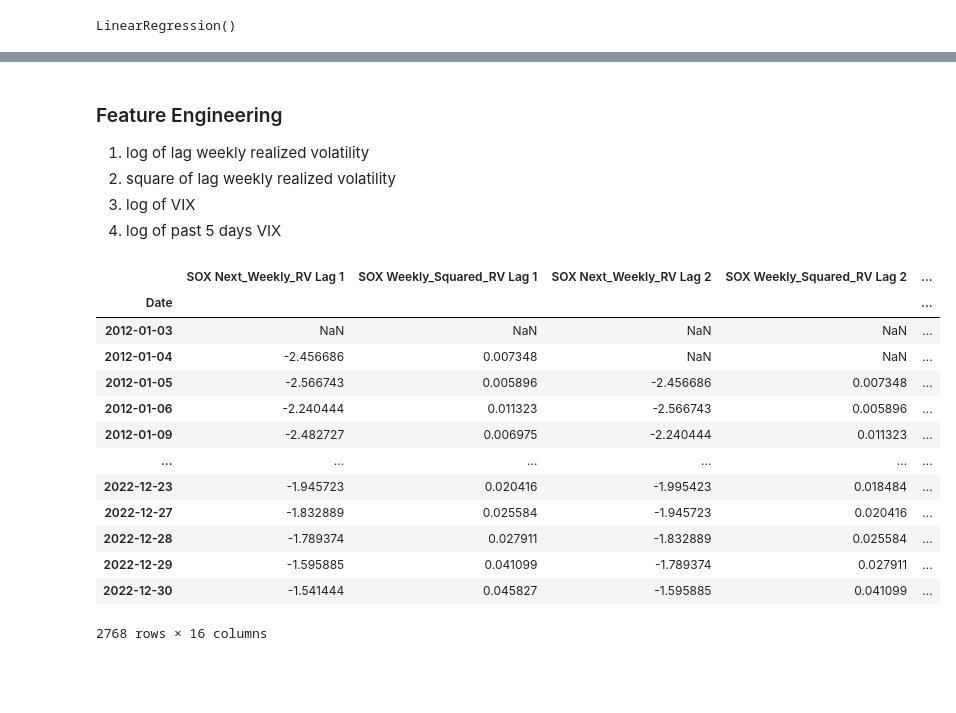
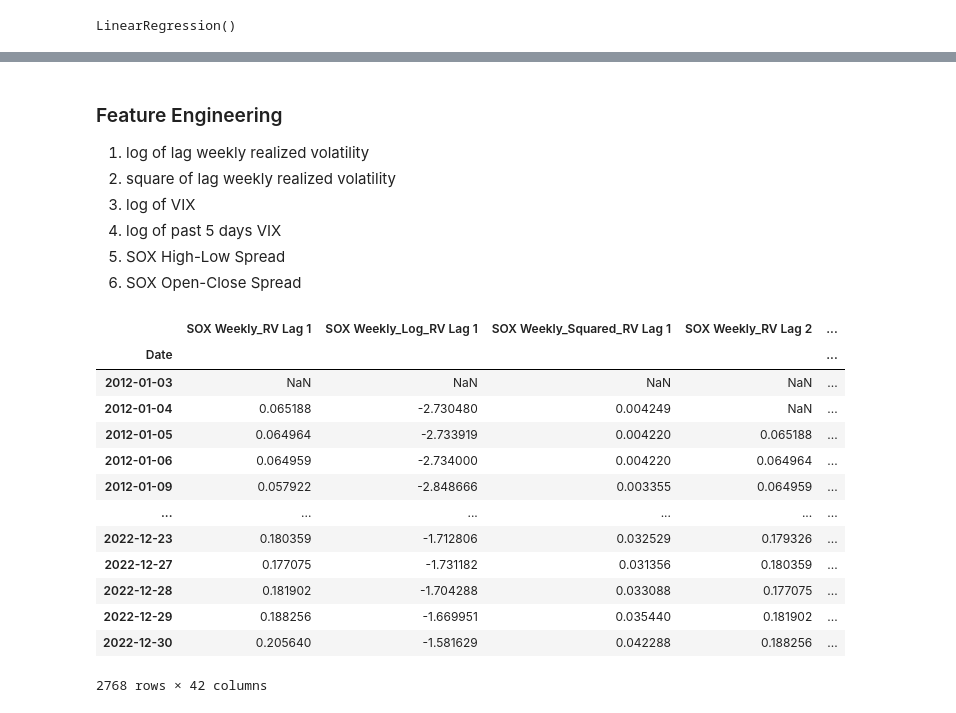
Before and after one commit to gjm826f8/NUS-FT5005-Project, a Jupyter notebook: Model.ipynb, the cells around one changed output, grey strips where cells are left out. Saved outputs shown, nothing was run; the diff lists cells and outputs as text; code cells hidden in the pictures; blank space fills up the shorter version.

```diff
--- a/Model.ipynb
+++ b/Model.ipynb
@@ -234,6 +236,8 @@ Performance matrix:
 
 Reference:\
 https://forecastegy.com/posts/how-to-use-optuna-to-tune-lightgbm-hyperparameters/
+# %%
+model_result = pd.DataFrame(columns=['Name', 'Stydy', 'Model', 'RMSE', 'R2'])
 # %%
 tscv = TimeSeriesSplit(n_splits=5)
 # %%
@@ -269,3 +275,0 @@ def objective(trial, X, y):
-# %%
-study = optuna.create_study(direction='maximize')
-study.optimize(lambda trial: objective(trial, X_base_train, y_train), n_trials=30)
@@ -290,14 +275,0 @@ study.optimize(lambda trial: objective(trial, X_base_train, y_train), n_trials=3
-# %%
-# Create a LightGBM model with the best parameters
-best_params = study.best_params
-model = lgb.LGBMRegressor(**best_params)
-model.fit(X_base_train, y_train)
-
-# Predict the target variable for the test set and calculate the RMSE and R2 score
-y_pred = model.predict(X_base_test)
-mse = mean_squared_error(y_test, y_pred)
-rmse = np.sqrt(mse)
-r2 = r2_score(y_test, y_pred)
-
-print(f"RMSE: {rmse}")
-print(f"R2 score: {r2}")
@@ -316,32 +309,37 @@ R2 score: -0.17300414522294805
+# %%
+for i in range(10):
+    lightgbm_train_performance('Baseline', False, None)
 # %% [markdown]
 ### Feature Engineering
 1. log of lag weekly realized volatility
 2. square of lag weekly realized volatility
 3. log of VIX
 4. log of past 5 days VIX
+5. SOX High-Low Spread
+6. SOX Open-Close Spread
 # %%
 data_lag = pd.DataFrame()
-for i in range(1, 9):
-    # Add new columns name 'SOX Next_Weekly_RV Lag 1', 'SOX Next_Weekly_RV Lag 2', 'SOX Next_Weekly_RV Lag 3', 'SOX Next_Weekly_RV Lag 4', 'SOX Next_Weekly_RV Lag 5', 'SOX Next_Weekly_RV Lag 6', 'SOX Next_Weekly_RV Lag 7', 'SOX Next_Weekly_RV Lag 8'
-    data_lag[f'SOX Next_Weekly_RV Lag {i}'] = data['SOX Next_Weekly_RV'].shift(i)
-    # Add new columns name 'SOX Next_Weekly_Log_RV Lag 1', 'SOX Next_Weekly_Log_RV Lag 2', 'SOX Next_Weekly_Log_RV Lag 3', 'SOX Next_Weekly_Log_RV Lag 4', 'SOX Next_Weekly_Log_RV Lag 5', 'SOX Next_Weekly_Log_RV Lag 6', 'SOX Next_Weekly_Log_RV Lag 7', 'SOX Next_Weekly_Log_RV Lag 8'
-    data_lag[f'SOX Next_Weekly_RV Lag {i}'] = np.log(data['SOX Next_Weekly_RV']).shift(i)
-    # Add new columns name 'SOX Next_Weekly_Squared_RV Lag 1', 'SOX Next_Weekly_Squared_RV Lag 2', 'SOX Next_Weekly_Squared_RV Lag 3', 'SOX Next_Weekly_Squared_RV Lag 4', 'SOX Next_Weekly_Squared_RV Lag 5', 'SOX Next_Weekly_Squared_RV Lag 6', 'SOX Next_Weekly_Squared_RV Lag 7', 'SOX Next_Weekly_Squared_RV Lag 8'
-    data_lag[f'SOX Weekly_Squared_RV Lag {i}'] = (data['SOX Next_Weekly_RV']**2).shift(i)
+for i in range(1, 15):
+    # Add new columns name 'SOX Weekly_RV Lag' (8 periods lag)
+    data_lag[f'SOX Weekly_RV Lag {i}'] = data['SOX Weekly_RV'].shift(i)
+    # Add new columns name 'SOX Weekly_Log_RV Lag' (8 periods lag)
+    data_lag[f'SOX Weekly_Log_RV Lag {i}'] = np.log(data['SOX Weekly_RV']).shift(i)
+    # Add new columns name 'SOX Weekly_Squared_RV Lag' (8 periods lag)
+    data_lag[f'SOX Weekly_Squared_RV Lag {i}'] = (data['SOX Weekly_RV']**2).shift(i)
 
 data_lag
 # %% [output]
-|  | SOX Next_Weekly_RV Lag 1 | SOX Weekly_Squared_RV Lag 1 | SOX Next_Weekly_RV Lag 2 | SOX Weekly_Squared_RV Lag 2 | ... |
+|  | SOX Weekly_RV Lag 1 | SOX Weekly_Log_RV Lag 1 | SOX Weekly_Squared_RV Lag 1 | SOX Weekly_RV Lag 2 | ... |
 | Date |  |  |  |  | ... |
 | 2012-01-03 | NaN | NaN | NaN | NaN | ... |
-| 2012-01-04 | -2.456686 | 0.007348 | NaN | NaN | ... |
-| 2012-01-05 | -2.566743 | 0.005896 | -2.456686 | 0.007348 | ... |
-| 2012-01-06 | -2.240444 | 0.011323 | -2.566743 | 0.005896 | ... |
-| 2012-01-09 | -2.482727 | 0.006975 | -2.240444 | 0.011323 | ... |
+| 2012-01-04 | 0.065188 | -2.730480 | 0.004249 | NaN | ... |
+| 2012-01-05 | 0.064964 | -2.733919 | 0.004220 | 0.065188 | ... |
+| 2012-01-06 | 0.064959 | -2.734000 | 0.004220 | 0.064964 | ... |
+| 2012-01-09 | 0.057922 | -2.848666 | 0.003355 | 0.064959 | ... |
 | ... | ... | ... | ... | ... | ... |
-| 2022-12-23 | -1.945723 | 0.020416 | -1.995423 | 0.018484 | ... |
-| 2022-12-27 | -1.832889 | 0.025584 | -1.945723 | 0.020416 | ... |
-| 2022-12-28 | -1.789374 | 0.027911 | -1.832889 | 0.025584 | ... |
-| 2022-12-29 | -1.595885 | 0.041099 | -1.789374 | 0.027911 | ... |
-| 2022-12-30 | -1.541444 | 0.045827 | -1.595885 | 0.041099 | ... |
+| 2022-12-23 | 0.180359 | -1.712806 | 0.032529 | 0.179326 | ... |
+| 2022-12-27 | 0.177075 | -1.731182 | 0.031356 | 0.180359 | ... |
+| 2022-12-28 | 0.181902 | -1.704288 | 0.033088 | 0.177075 | ... |
+| 2022-12-29 | 0.188256 | -1.669951 | 0.035440 | 0.181902 | ... |
+| 2022-12-30 | 0.205640 | -1.581629 | 0.042288 | 0.188256 | ... |
-2768 rows × 16 columns
+2768 rows × 42 columns
```
Also changed, not shown: parts of 33 cells of this notebook.
